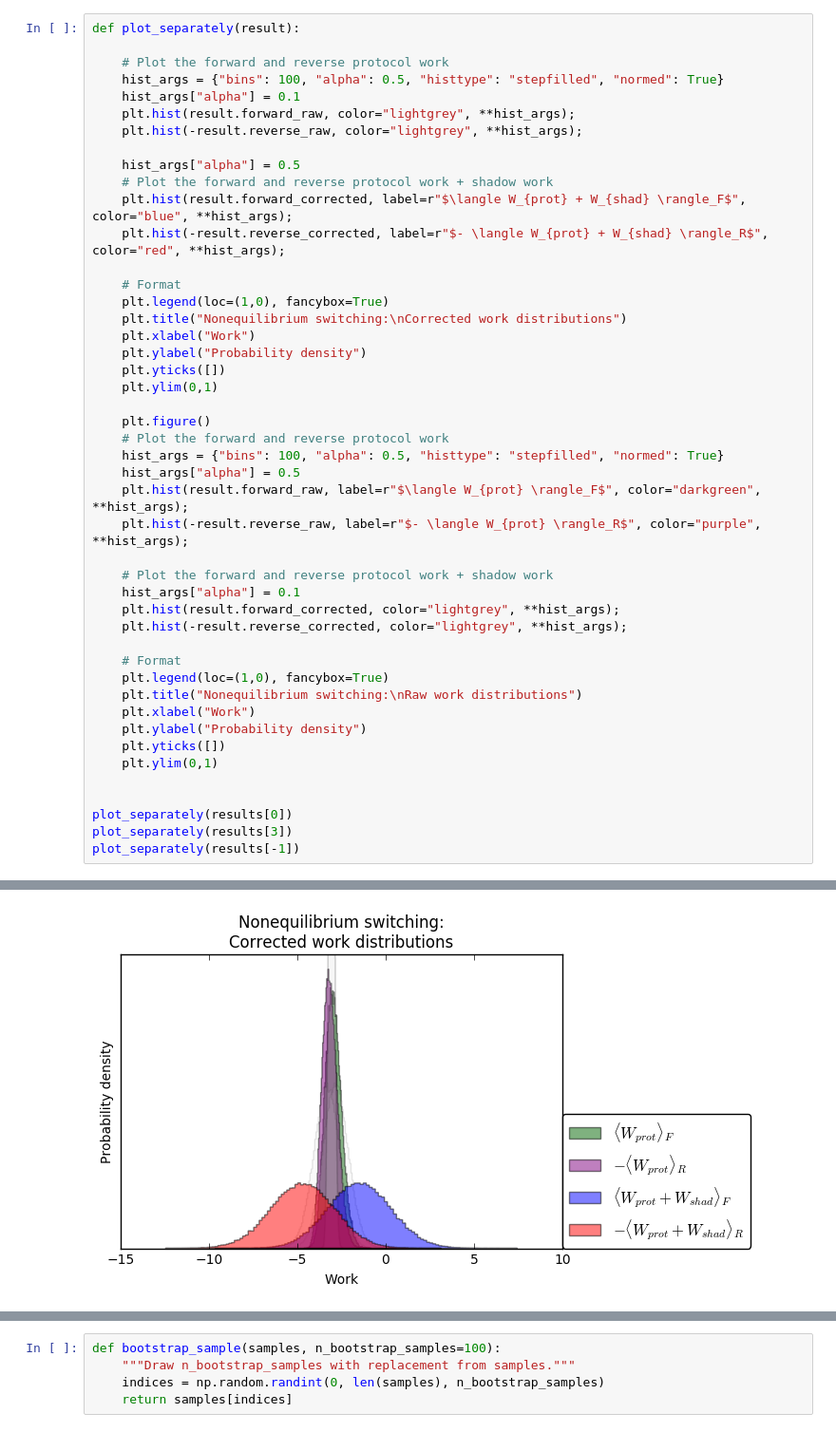
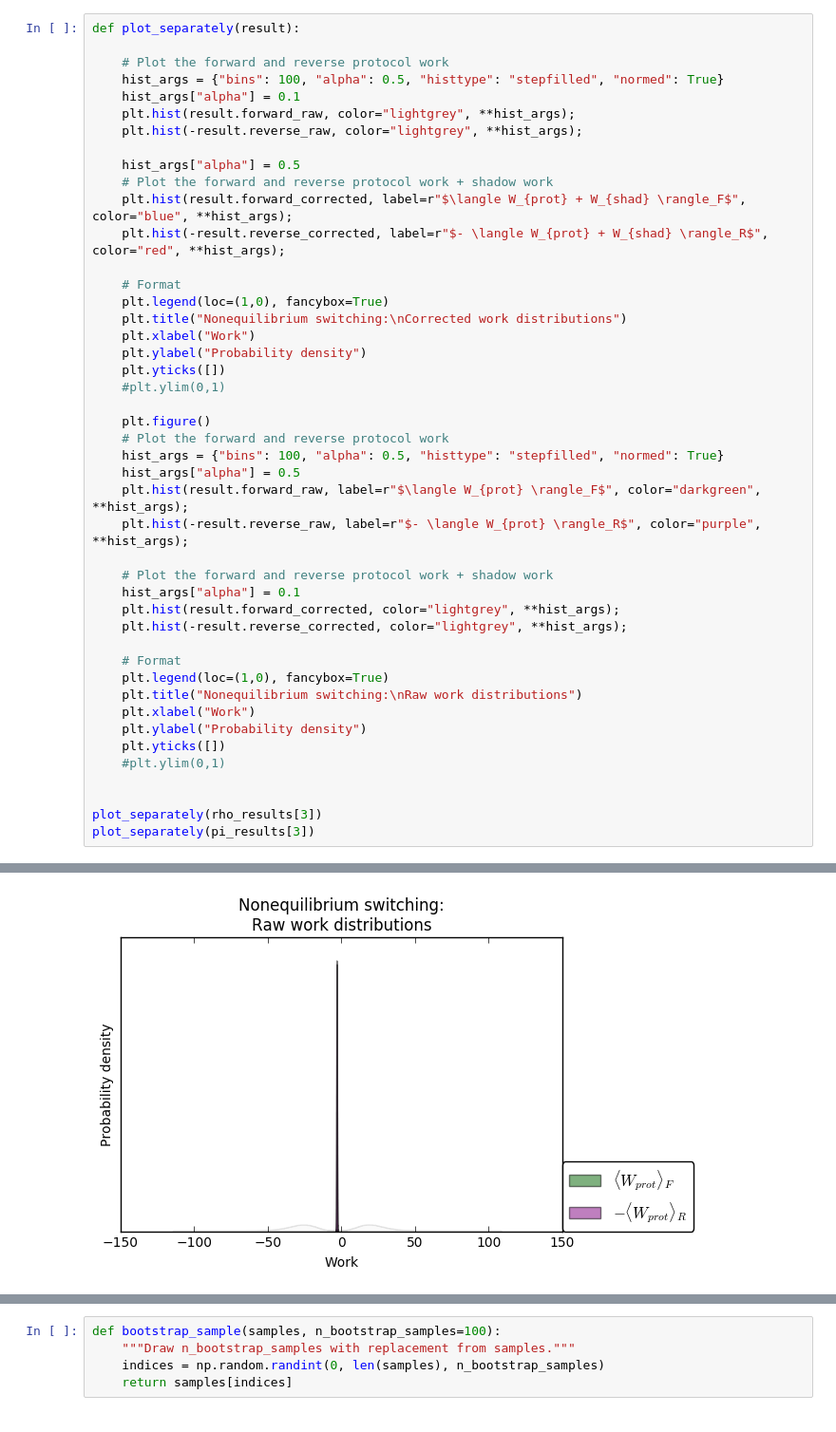
Before and after one commit to choderalab/importance-of-shadow-work, a Jupyter notebook: notebooks/Importance of shadow work- toy example.ipynb, the cells around one changed output, grey strips where cells are left out. Shown: that part at 95% size. Cells and saved outputs as stored; diff of their text form.

Commit message:
Update notebook and RMSE+bias figures

```diff
--- a/notebooks/Importance of shadow work- toy example.ipynb
+++ b/notebooks/Importance of shadow work- toy example.ipynb
@@ -196,7 +281,7 @@ def plot_separately(result):
     plt.xlabel("Work")
     plt.ylabel("Probability density")
     plt.yticks([])
-    plt.ylim(0,1)
+    #plt.ylim(0,1)
 
     plt.figure()
     # Plot the forward and reverse protocol work
@@ -216,10 +301,9 @@ def plot_separately(result):
     plt.xlabel("Work")
     plt.ylabel("Probability density")
     plt.yticks([])
-    plt.ylim(0,1)
+    #plt.ylim(0,1)
 
 
-plot_separately(results[0])
-plot_separately(results[3])
-plot_separately(results[-1])
+plot_separately(rho_results[3])
+plot_separately(pi_results[3])
 # %% [output]
@@ -228 +312 @@ plot_separately(results[-1])
-[figure, old version]
+[figure, new version]
```
Also changed, not shown: parts of 11 cells of this notebook, 9 other files.
